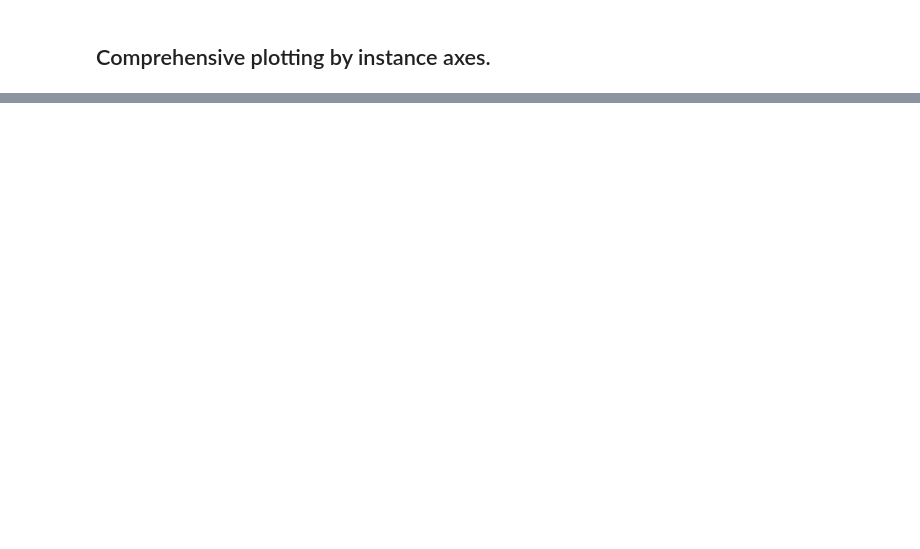
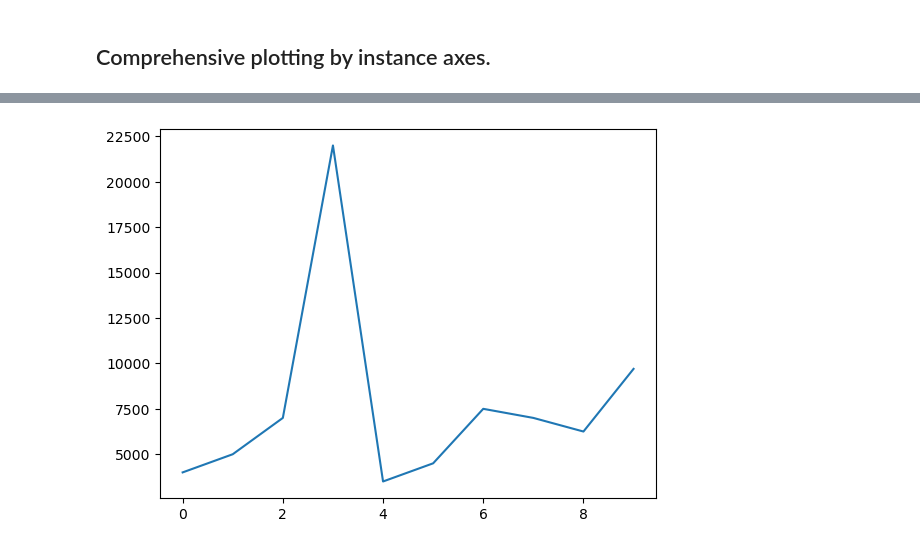
Before and after one commit to mlcodr/Ongoing-ML, a Jupyter notebook: Matplotlib_Here/mat_3.ipynb, the cells around one changed output, grey strips where cells are left out. Cells and saved outputs as stored; diff of their text form; code cells hidden in the pictures; blank space fills up the shorter version.

```diff
--- a/Matplotlib_Here/mat_3.ipynb
+++ b/Matplotlib_Here/mat_3.ipynb
@@ -244,0 +333,5 @@ ax.legend(*scatter.legend_elements(),
+# %%
+# Before we change the style of a plot, let's remind ourselves what the default plot style looks like.
+car_sales['Price'].plot();
+# %% [output]
+[figure, added]
```
Also changed, not shown: parts of 33 cells of this notebook, 1 other file.
